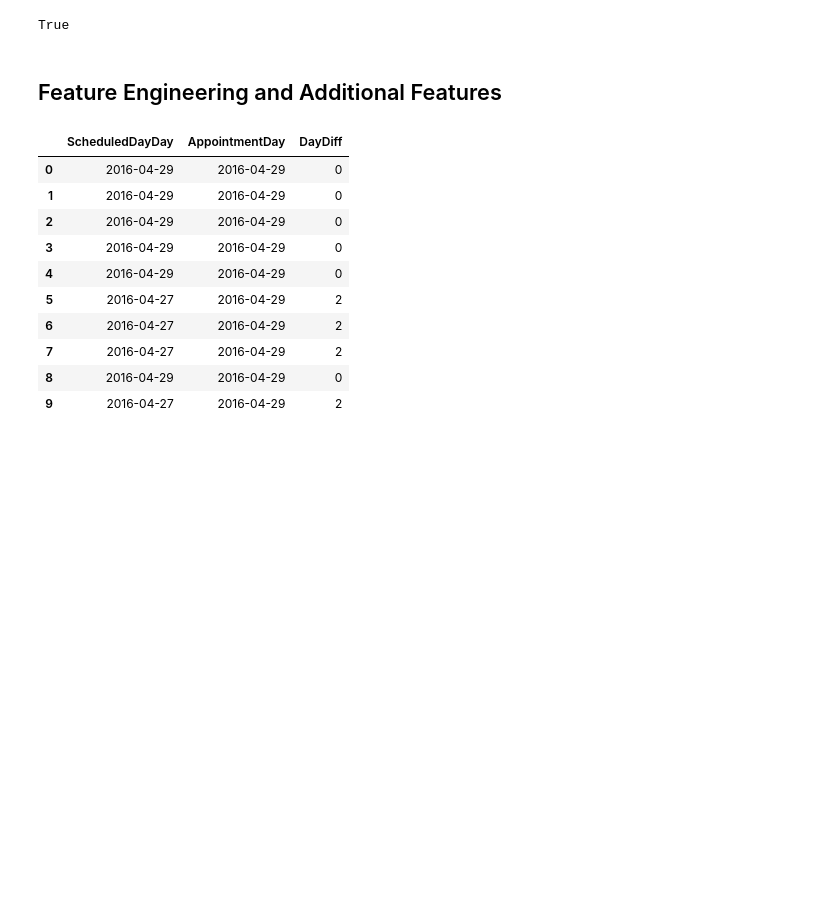
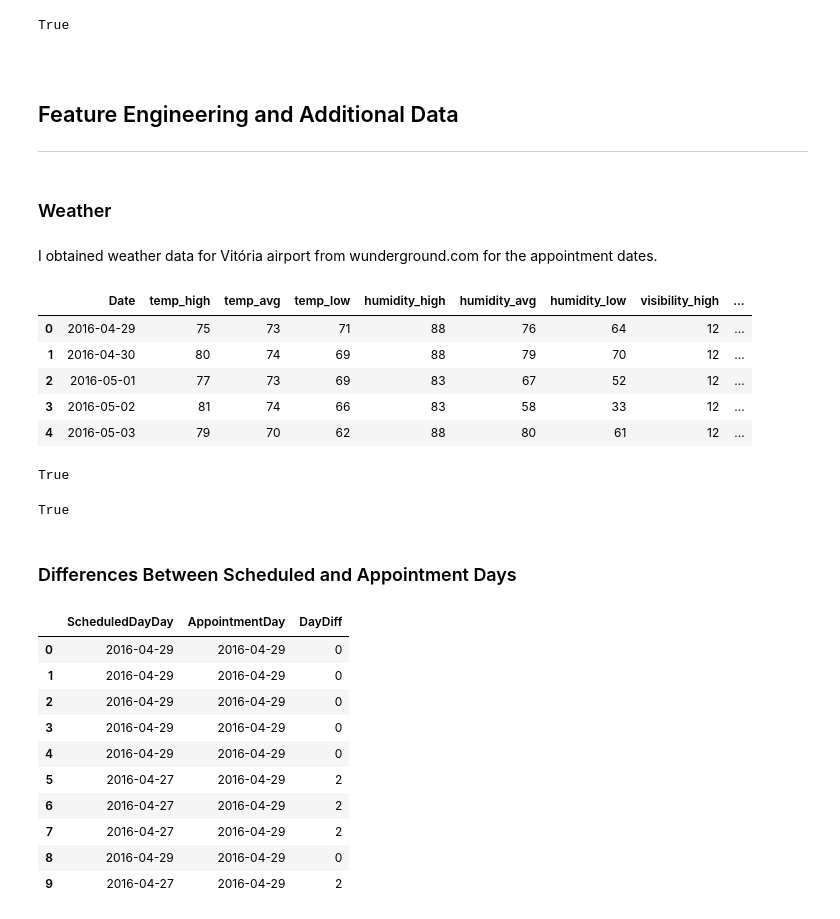
Before and after one commit to jaclynrich/appt-no-show, a Jupyter notebook: appt-no-show.ipynb, the cells around one changed output. Cells and saved outputs as stored; diff of their text form; code cells hidden in the pictures; blank space fills up the shorter version.

```diff
--- a/appt-no-show.ipynb
+++ b/appt-no-show.ipynb
@@ -565,5 +566,8 @@ Name: Age, dtype: int64
 age_diff[age_diff <= 1].all()
 # %% [output]
 True
+# %% [markdown]
+<a id='feat_engineering'></a>
 # %% [markdown]
-## Feature Engineering and Additional Features
+## Feature Engineering and Additional Data
+***
@@ -572,0 +574,20 @@ df['ScheduledDayDay'] = (df['ScheduledDay']).dt.date
+# %% [markdown]
+### Weather
+# %% [markdown]
+I obtained weather data for Vitória airport from wunderground.com for the appointment dates.
+# %%
+xlsx = pd.ExcelFile('vitoria_weather.xlsx')
+weather = pd.read_excel(xlsx, 'Sheet1', skiprows = 2)
+weather['Date'] = pd.to_datetime(weather['Date']).dt.date
+weather.head()
+# %% [output]
+|  | Date | temp_high | temp_avg | temp_low | humidity_high | humidity_avg | humidity_low | visibility_high | ... |
+| 0 | 2016-04-29 | 75 | 73 | 71 | 88 | 76 | 64 | 12 | ... |
+| 1 | 2016-04-30 | 80 | 74 | 69 | 88 | 79 | 70 | 12 | ... |
+| 2 | 2016-05-01 | 77 | 73 | 69 | 83 | 67 | 52 | 12 | ... |
+| 3 | 2016-05-02 | 81 | 74 | 66 | 83 | 58 | 33 | 12 | ... |
+| 4 | 2016-05-03 | 79 | 70 | 62 | 88 | 80 | 61 | 12 | ... |
+# %%
+all(df['visibility_high'] == 12)
+# %% [output]
+True
@@ -573,2 +599,9 @@ df['ScheduledDayDay'] = (df['ScheduledDay']).dt.date
+# %%
+# There are no null values
+all(df.isnull().sum() == 0)
+# %% [output]
+True
+# %% [markdown]
+### Differences Between Scheduled and Appointment Days
 # %%
 # Add a field for the number of days between scheduling and the appointment
```
Also changed, not shown: parts of 11 cells of this notebook.
